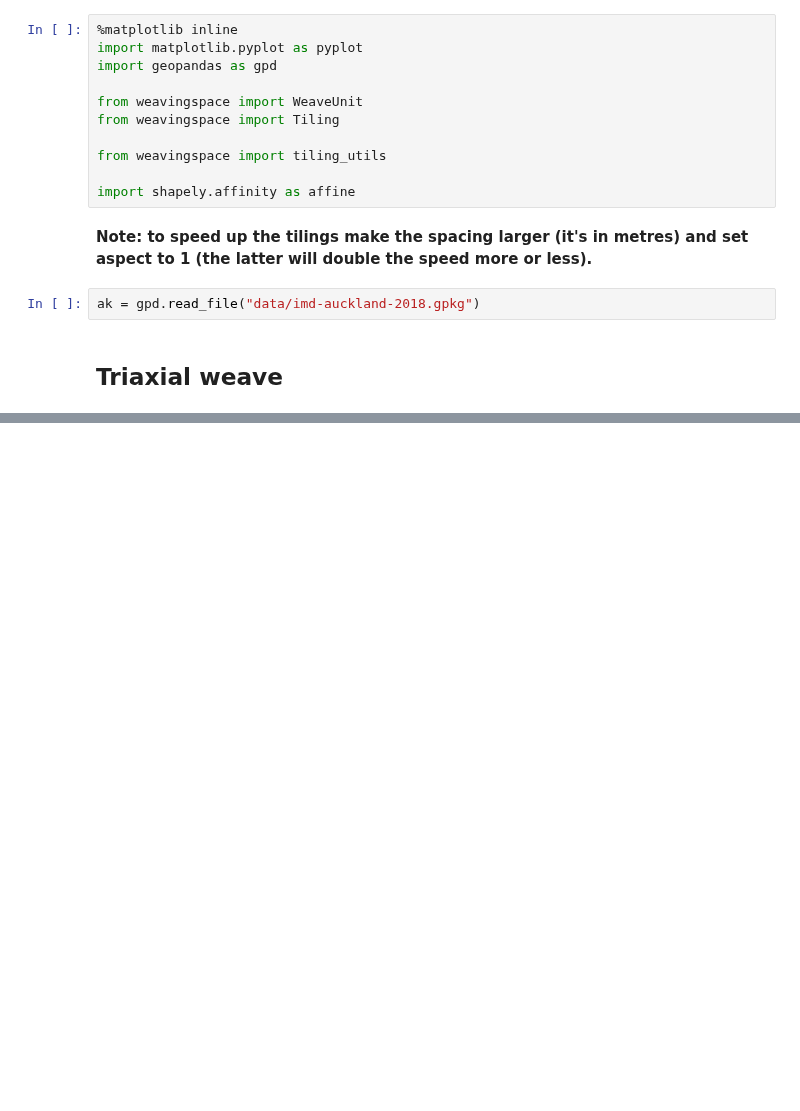
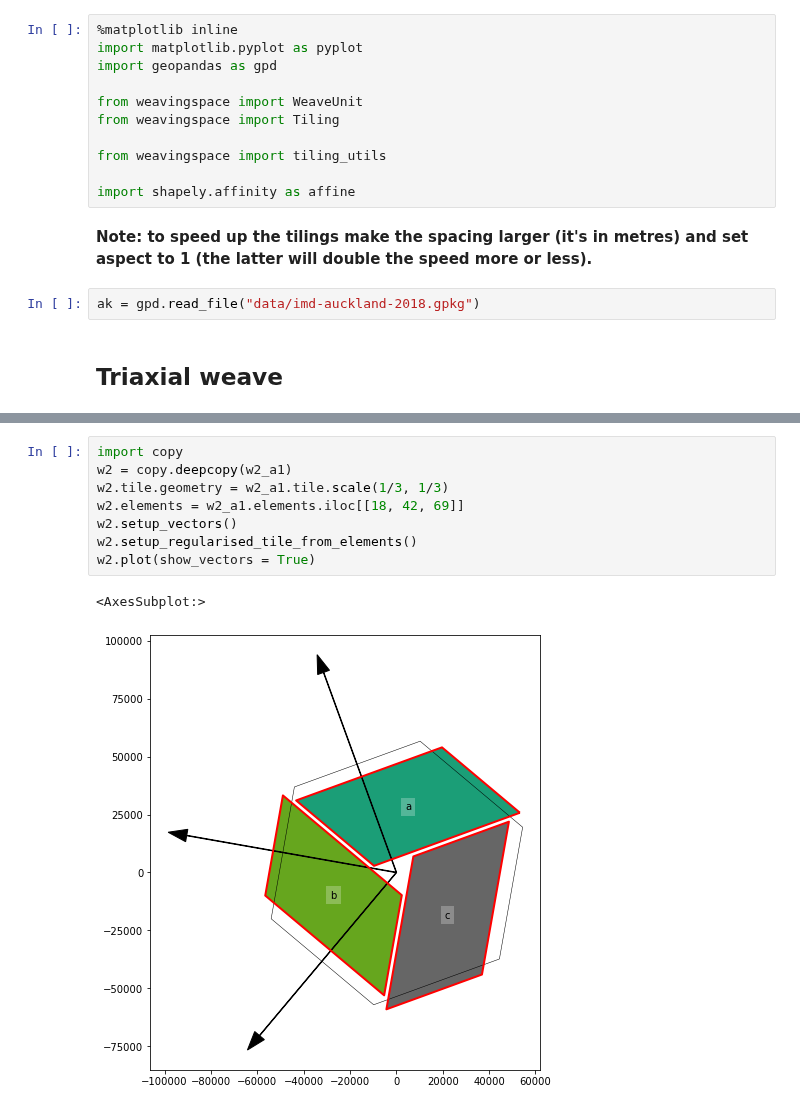
Before and after one commit to DOSull/weaving-space, a Jupyter notebook: debug-triaxial-weave-units.ipynb, the cells around one changed output, grey strips where cells are left out. Cells and saved outputs as stored; diff of their text form; blank space fills up the shorter version.

```diff
--- a/debug-triaxial-weave-units.ipynb
+++ b/debug-triaxial-weave-units.ipynb
@@ -28,0 +29,11 @@ w2_a1.plot(r = 0, figsize = (16, 16), show_reg_tile = True)
+# %%
+import copy
+w2 = copy.deepcopy(w2_a1)
+w2.tile.geometry = w2_a1.tile.scale(1/3, 1/3)
+w2.elements = w2_a1.elements.iloc[[18, 42, 69]]
+w2.setup_vectors()
+w2.setup_regularised_tile_from_elements()
+w2.plot(show_vectors = True)
+# %% [output]
+<AxesSubplot:>
+[figure, added]
```
Also changed, not shown: parts of 2 cells of this notebook, 2 other files.
